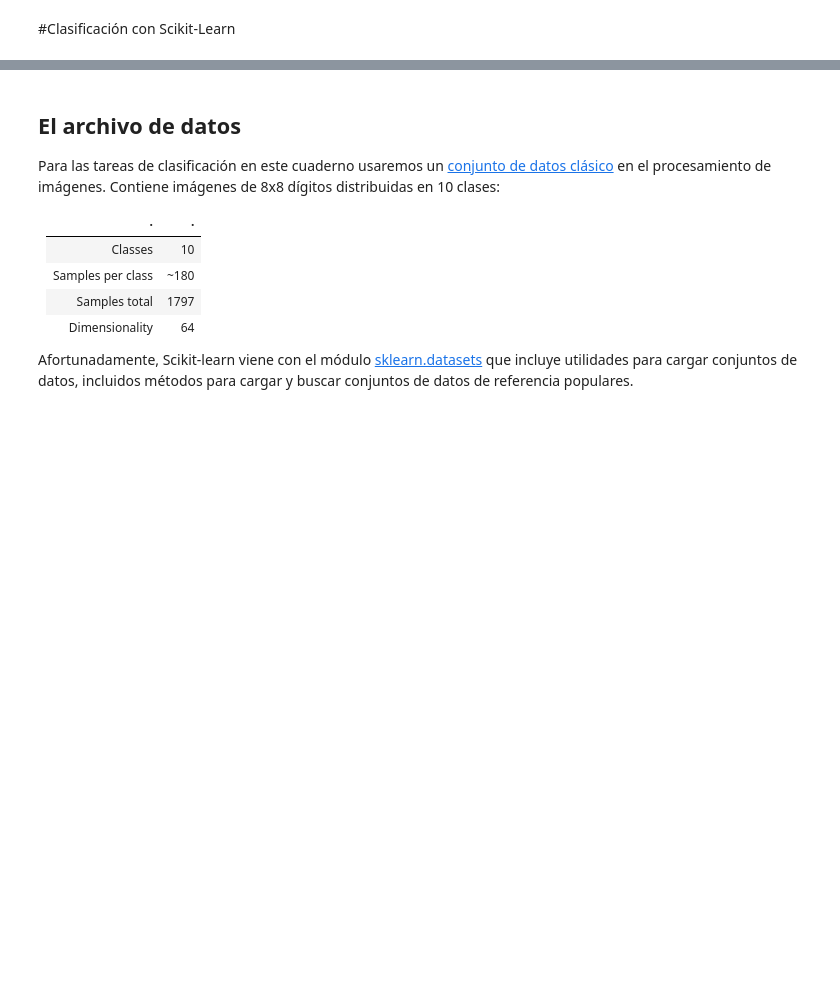
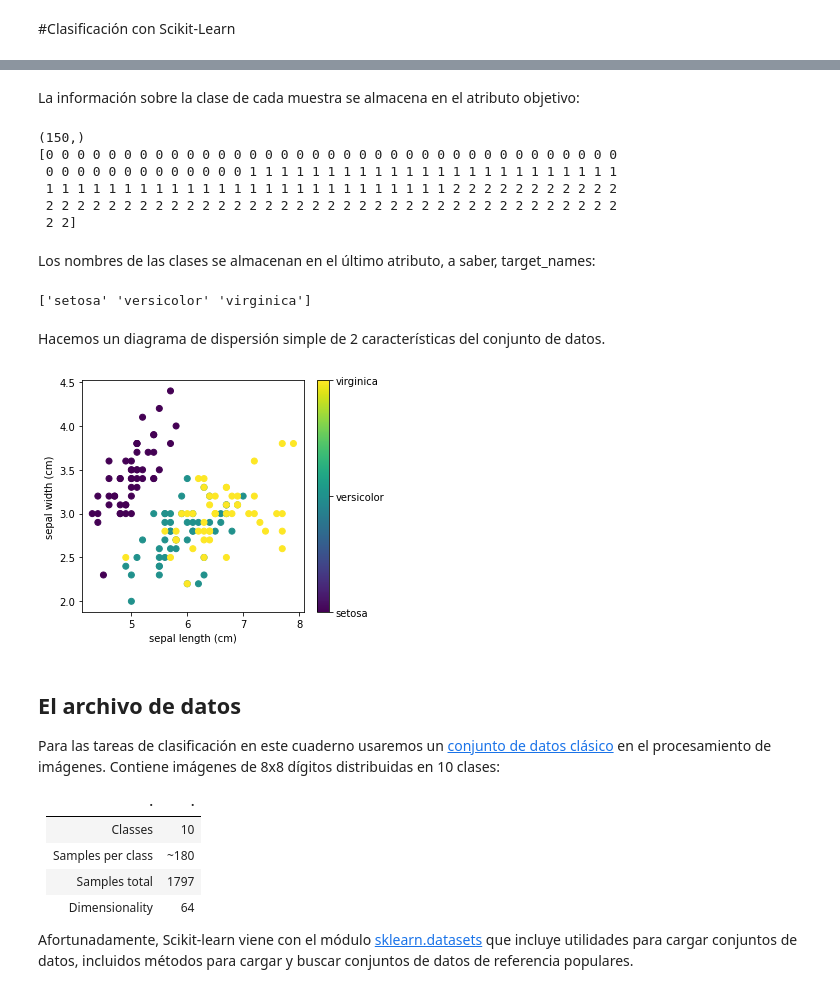
Before and after one commit to manlio99/Materia-de-aprendizaje, a Jupyter notebook: 5_DataMining/2_classification.ipynb, the cells around one changed output, grey strips where cells are left out. Saved outputs shown, nothing was run; the diff lists cells and outputs as text; code cells hidden in the pictures; blank space fills up the shorter version.

```diff
--- a/5_DataMining/2_classification.ipynb
+++ b/5_DataMining/2_classification.ipynb
@@ -4,0 +17,4 @@
+# %%
+#primero importamos los datos precargados por Sklearn
+from sklearn.datasets import load_iris
+iris = load_iris()
@@ -5,3 +46,45 @@
+# %% [markdown]
+La información sobre la clase de cada muestra se almacena en el atributo objetivo:
+# %%
+print(iris.target.shape)
+
+
+print(iris.target)
+# %% [output]
+(150,)
+[0 0 0 0 0 0 0 0 0 0 0 0 0 0 0 0 0 0 0 0 0 0 0 0 0 0 0 0 0 0 0 0 0 0 0 0 0
+ 0 0 0 0 0 0 0 0 0 0 0 0 0 1 1 1 1 1 1 1 1 1 1 1 1 1 1 1 1 1 1 1 1 1 1 1 1
+ 1 1 1 1 1 1 1 1 1 1 1 1 1 1 1 1 1 1 1 1 1 1 1 1 1 1 2 2 2 2 2 2 2 2 2 2 2
+ 2 2 2 2 2 2 2 2 2 2 2 2 2 2 2 2 2 2 2 2 2 2 2 2 2 2 2 2 2 2 2 2 2 2 2 2 2
+ 2 2]
+# %% [markdown]
+Los nombres de las clases se almacenan en el último atributo, a saber, target_names:
+# %%
+print(iris.target_names)
+# %% [output]
+['setosa' 'versicolor' 'virginica']
+# %% [markdown]
+Hacemos un diagrama de dispersión simple de 2 características del conjunto de datos.
+# %%
+from matplotlib import pyplot as plt
+
+# The indices of the features that we are plotting
+x_index = 0
+y_index = 1
+
+# this formatter will label the colorbar with the correct target names
+formatter = plt.FuncFormatter(lambda i, *args: iris.target_names[int(i)])
+
+plt.figure(figsize=(5, 4))
+plt.scatter(iris.data[:, x_index], iris.data[:, y_index], c=iris.target)
+plt.colorbar(ticks=[0, 1, 2], format=formatter)
+plt.xlabel(iris.feature_names[x_index])
+plt.ylabel(iris.feature_names[y_index])
+
+plt.tight_layout()
+plt.show()
+# %% [output]
+[figure, added]
 # %% [markdown]
 ## El archivo de datos
 
```
Also changed, not shown: parts of 5 cells of this notebook.
